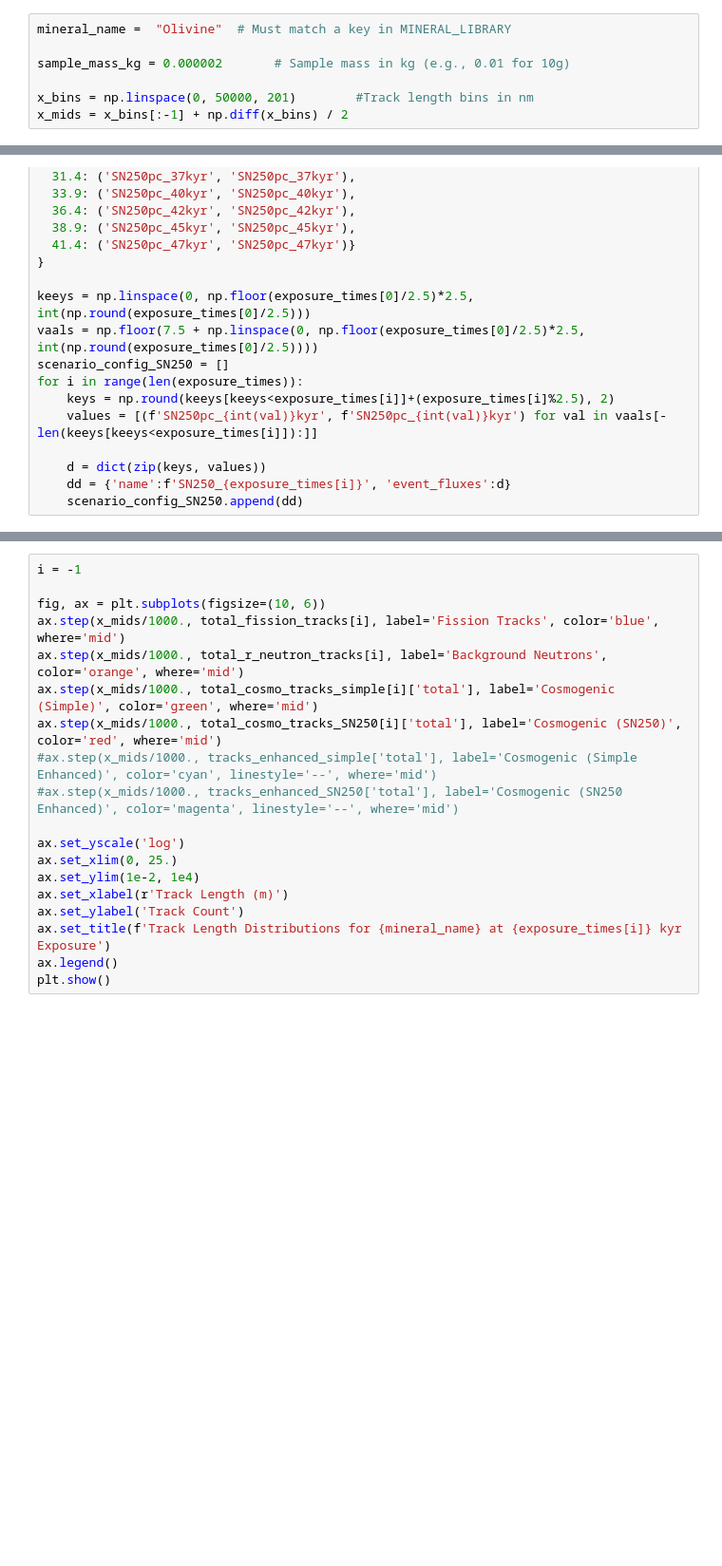
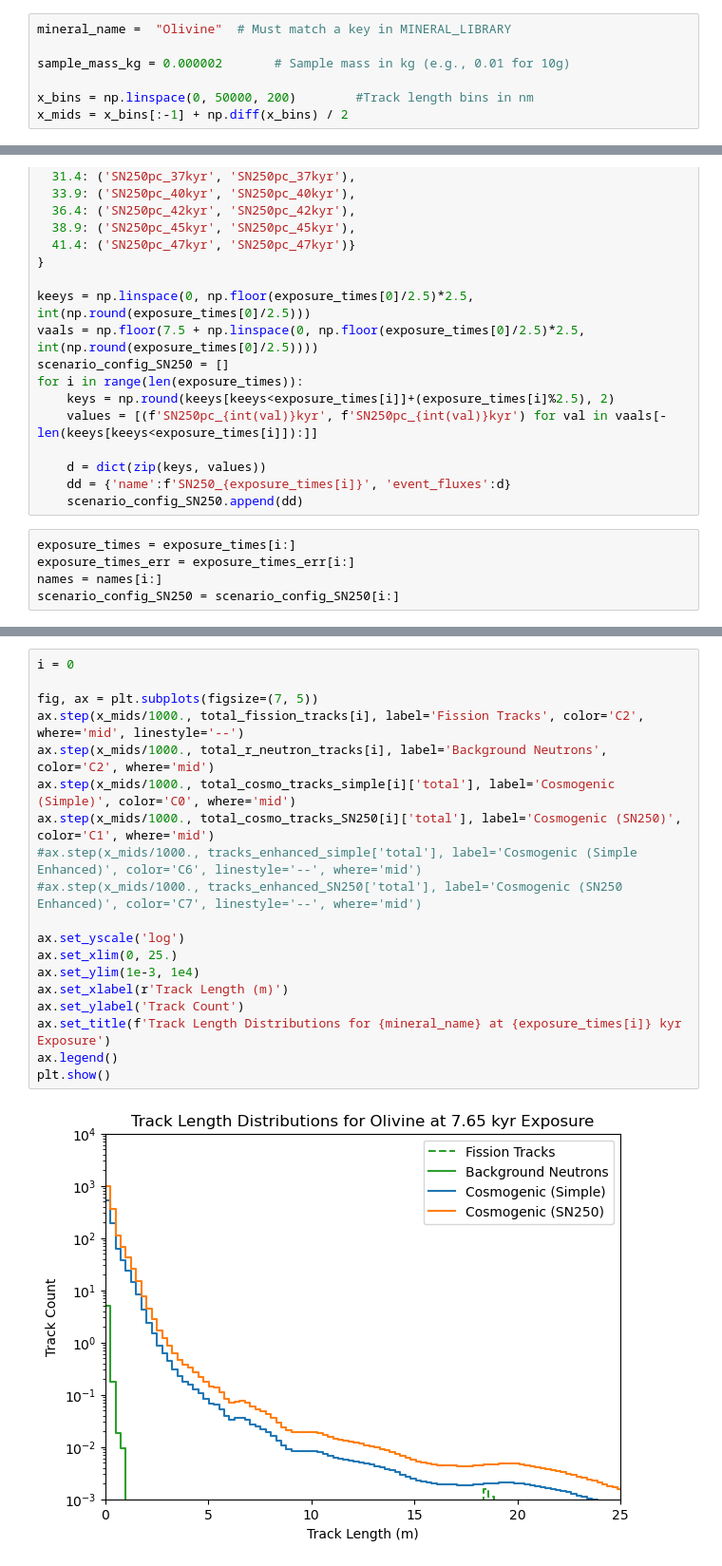
Before and after one commit to cgalelli/PrimusCode, a Jupyter notebook: CDP_analysis_new.ipynb, the cells around one changed output, grey strips where cells are left out. Shown at 95% size. Drawn from its saved outputs; the diff is of its cells as text; blank space fills up the shorter version.

```diff
--- a/CDP_analysis_new.ipynb
+++ b/CDP_analysis_new.ipynb
@@ -12,7 +14,7 @@ mineral_name =  "Olivine"  # Must match a key in MINERAL_LIBRARY
 
 sample_mass_kg = 0.000002       # Sample mass in kg (e.g., 0.01 for 10g)
 
-x_bins = np.linspace(0, 50000, 201)        #Track length bins in nm
+x_bins = np.linspace(0, 50000, 200)        #Track length bins in nm
 x_mids = x_bins[:-1] + np.diff(x_bins) / 2
 # %%
 CONFIG = yaml.safe_load(open('Data/basic_config.yaml', 'r'))
@@ -72,6 +75,11 @@ for i in range(len(exposure_times)):
     d = dict(zip(keys, values))
     dd = {'name':f'SN250_{exposure_times[i]}', 'event_fluxes':d}
     scenario_config_SN250.append(dd)
+# %%
+exposure_times = exposure_times[i:]
+exposure_times_err = exposure_times_err[i:]
+names = names[i:]
+scenario_config_SN250 = scenario_config_SN250[i:]
 # %%
 # --- Setup & Verification ---
 mineral_config = MINERAL_LIBRARY.get(mineral_name)
@@ -93,20 +121,22 @@ tracks_enhanced_SN250 = mineral.integrate_all_particles(x_bins, scenario_config=
 # %%
-i = -1
+i = 0
 
-fig, ax = plt.subplots(figsize=(10, 6))
-ax.step(x_mids/1000., total_fission_tracks[i], label='Fission Tracks', color='blue', where='mid')
-ax.step(x_mids/1000., total_r_neutron_tracks[i], label='Background Neutrons', color='orange', where='mid')
-ax.step(x_mids/1000., total_cosmo_tracks_simple[i]['total'], label='Cosmogenic (Simple)', color='green', where='mid')
-ax.step(x_mids/1000., total_cosmo_tracks_SN250[i]['total'], label='Cosmogenic (SN250)', color='red', where='mid')
-#ax.step(x_mids/1000., tracks_enhanced_simple['total'], label='Cosmogenic (Simple Enhanced)', color='cyan', linestyle='--', where='mid')
-#ax.step(x_mids/1000., tracks_enhanced_SN250['total'], label='Cosmogenic (SN250 Enhanced)', color='magenta', linestyle='--', where='mid')
+fig, ax = plt.subplots(figsize=(7, 5))
+ax.step(x_mids/1000., total_fission_tracks[i], label='Fission Tracks', color='C2', where='mid', linestyle='--')
+ax.step(x_mids/1000., total_r_neutron_tracks[i], label='Background Neutrons', color='C2', where='mid')
+ax.step(x_mids/1000., total_cosmo_tracks_simple[i]['total'], label='Cosmogenic (Simple)', color='C0', where='mid')
+ax.step(x_mids/1000., total_cosmo_tracks_SN250[i]['total'], label='Cosmogenic (SN250)', color='C1', where='mid')
+#ax.step(x_mids/1000., tracks_enhanced_simple['total'], label='Cosmogenic (Simple Enhanced)', color='C6', linestyle='--', where='mid')
+#ax.step(x_mids/1000., tracks_enhanced_SN250['total'], label='Cosmogenic (SN250 Enhanced)', color='C7', linestyle='--', where='mid')
 
 ax.set_yscale('log')
 ax.set_xlim(0, 25.)
-ax.set_ylim(1e-2, 1e4)
+ax.set_ylim(1e-3, 1e4)
 ax.set_xlabel(r'Track Length (m)')
 ax.set_ylabel('Track Count')
 ax.set_title(f'Track Length Distributions for {mineral_name} at {exposure_times[i]} kyr Exposure')
 ax.legend()
 plt.show()
+# %% [output]
+[figure, added]
 # %%
```
Also changed, not shown: parts of 11 cells of this notebook, 3 other files.
